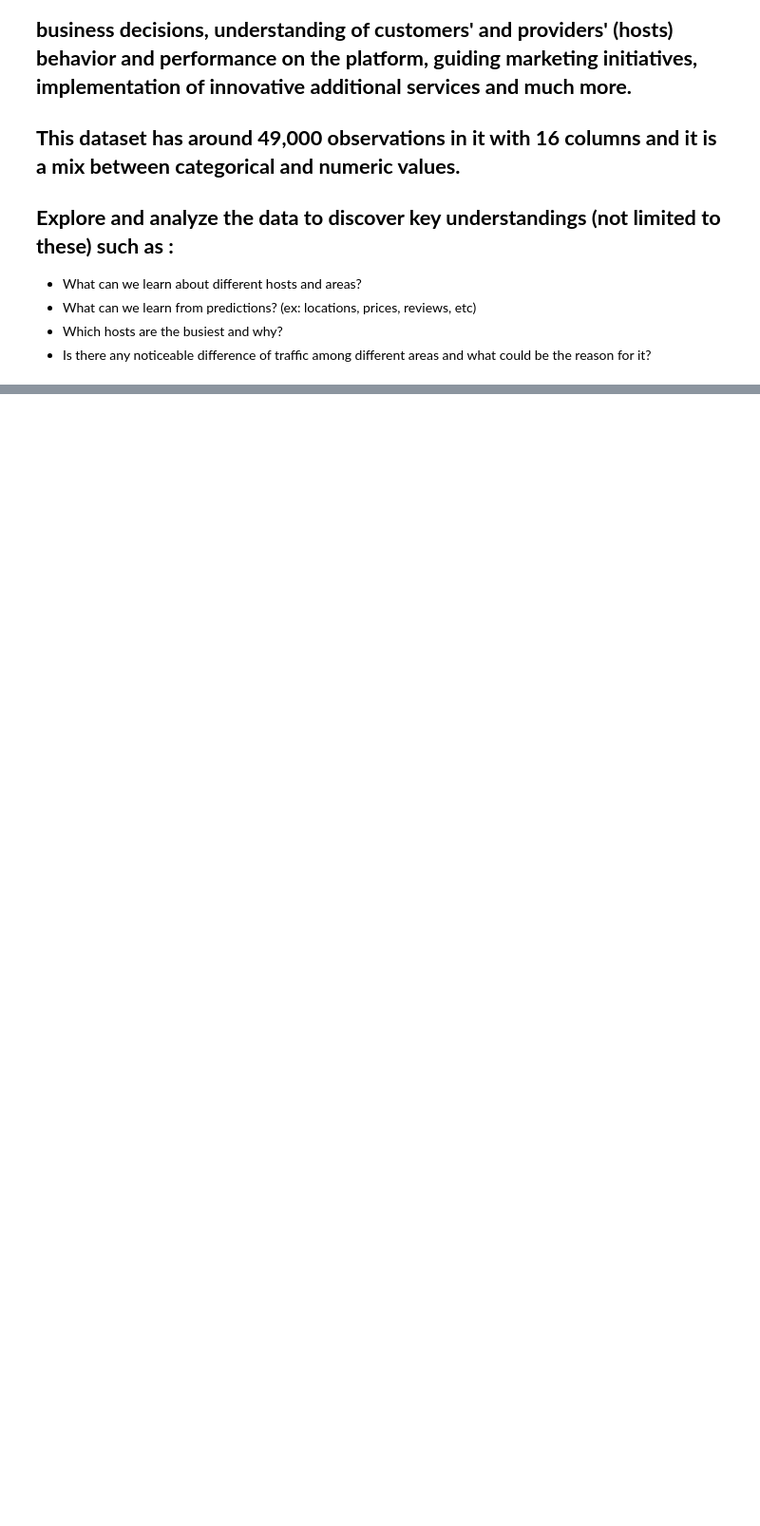
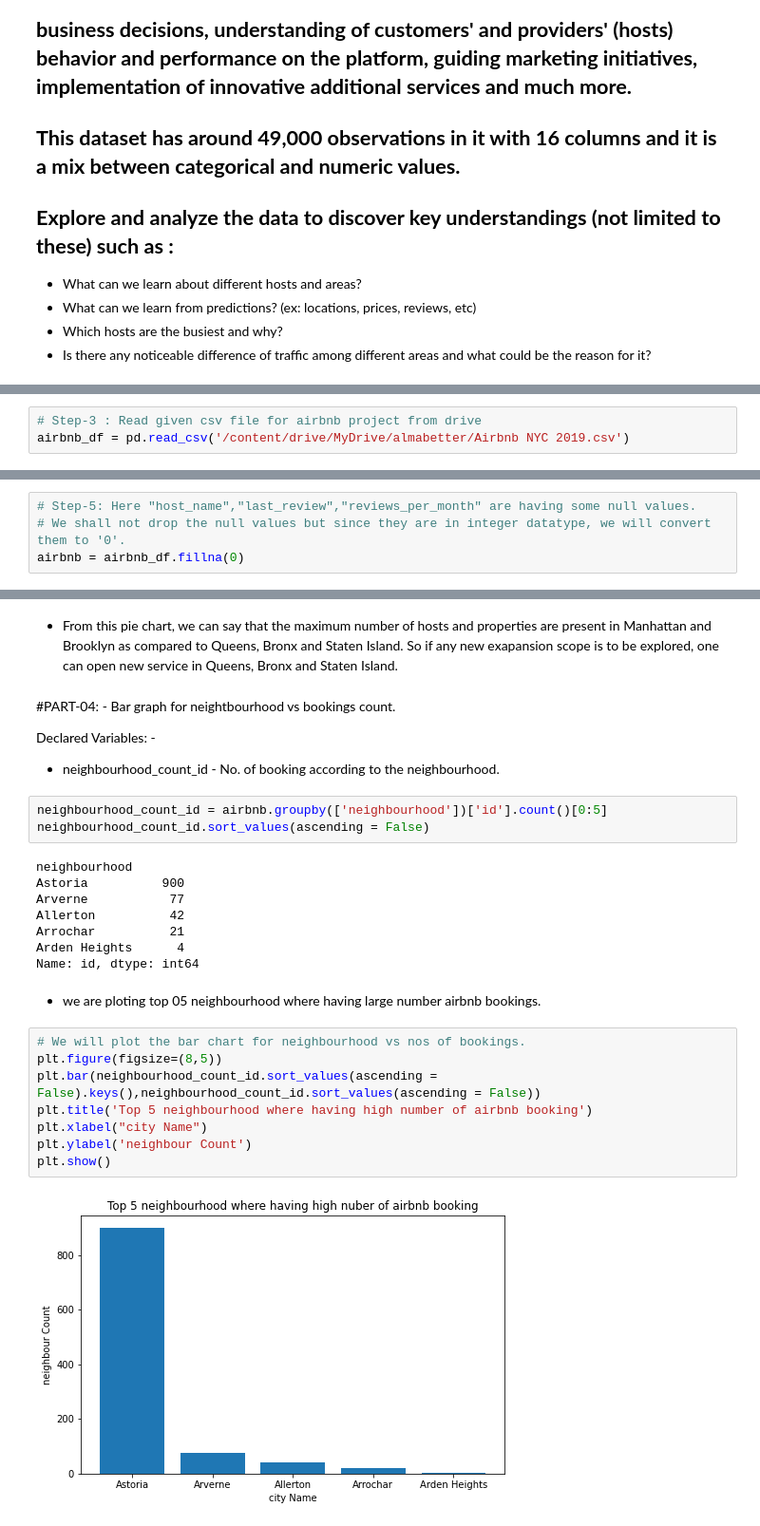
Before and after one commit to 66aadesh/AirBnB-Bookings-EDA, a Jupyter notebook: Copy_of_Airbnb_Bookings_Analysis_Capstone_Project.ipynb, the cells around one changed output, grey strips where cells are left out. Shown at 95% size. Drawn from its saved outputs; the diff is of its cells as text; blank space fills up the shorter version.

```diff
--- a/Copy_of_Airbnb_Bookings_Analysis_Capstone_Project.ipynb
+++ b/Copy_of_Airbnb_Bookings_Analysis_Capstone_Project.ipynb
@@ -12,0 +87,3 @@
+# %%
+# Step-3 : Read given csv file for airbnb project from drive
+airbnb_df = pd.read_csv('/content/drive/MyDrive/almabetter/Airbnb NYC 2019.csv')
@@ -12,0 +136,4 @@
+# %%
+# Step-5: Here "host_name","last_review","reviews_per_month" are having some null values.
+# We shall not drop the null values but since they are in integer datatype, we will convert them to '0'.
+airbnb = airbnb_df.fillna(0)
@@ -12,0 +243,31 @@
+# %% [markdown]
+- From this pie chart, we can say that the maximum number of hosts and properties are present in Manhattan and Brooklyn as compared to Queens, Bronx and Staten Island. So if any new exapansion scope is to be explored, one can open new service in Queens, Bronx and Staten Island.
+# %% [markdown]
+#PART-04: -
+Bar graph for neightbourhood vs bookings count.
+
+Declared Variables: -
+* neighbourhood_count_id - No. of booking according to the neighbourhood.
+# %%
+neighbourhood_count_id = airbnb.groupby(['neighbourhood'])['id'].count()[0:5]
+neighbourhood_count_id.sort_values(ascending = False)
+# %% [output]
+neighbourhood
+Astoria          900
+Arverne           77
+Allerton          42
+Arrochar          21
+Arden Heights      4
+Name: id, dtype: int64
+# %% [markdown]
+- we are ploting top 05 neighbourhood where having large number airbnb bookings.
+# %%
+# We will plot the bar chart for neighbourhood vs nos of bookings.
+plt.figure(figsize=(8,5))
+plt.bar(neighbourhood_count_id.sort_values(ascending = False).keys(),neighbourhood_count_id.sort_values(ascending = False))
+plt.title('Top 5 neighbourhood where having high number of airbnb booking')
+plt.xlabel("city Name")
+plt.ylabel('neighbour Count')
+plt.show()
+# %% [output]
+[figure, added]
```
Also changed, not shown: parts of 66 cells of this notebook.
